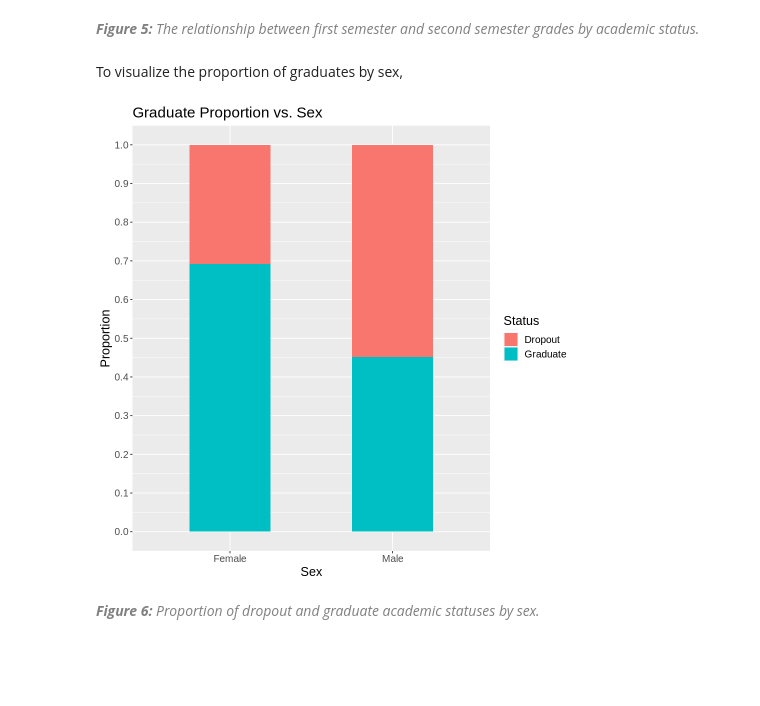
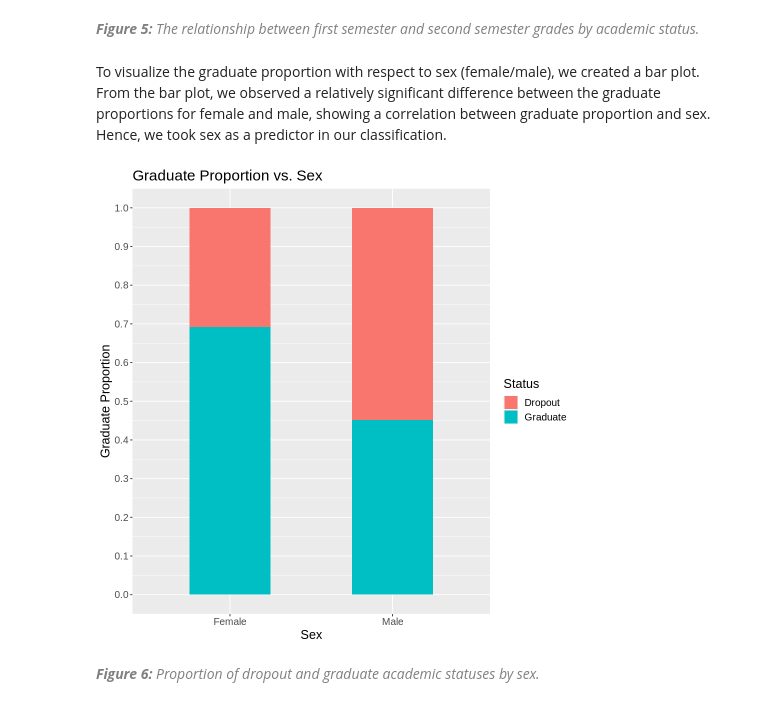
Before and after one commit to ekang27kc/dsci100-2023-T2-Group01-project, a Jupyter notebook: Project_Report.ipynb, the cells around one changed output. Cells and saved outputs as stored; diff of their text form; code cells hidden in the pictures; blank space fills up the shorter version.

```diff
--- a/Project_Report.ipynb
+++ b/Project_Report.ipynb
@@ -232,24 +240,25 @@ Warning message:
 # %% [markdown]
 _<span style="color:gray">**Figure 5:** The relationship between first semester and second semester grades by academic status. </span>_
 # %% [markdown]
-To visualize the proportion of graduates by sex,
+To visualize the graduate proportion with respect to sex (female/male), we created a bar plot. \
+From the bar plot, we observed a relatively significant difference between the graduate proportions for female and male, showing a correlation between graduate proportion and sex. Hence, we took sex as a predictor in our classification.
 # %%
 options(repr.plot.width = 8, repr.plot.height = 8)
 
 proportion_bar_plot <- data_train |>
    mutate(gender = factor(gender, levels = c("0", "1"), labels = c("Female", "Male"))) |>
    ggplot(aes(x = gender, fill = status)) +
    geom_bar(position = 'fill', width = 0.5) +
    xlab("Sex") +
-   ylab("Proportion") +
+   ylab("Graduate Proportion") +
    labs(fill = "Status") +
    ggtitle("Graduate Proportion vs. Sex") +
    scale_y_continuous(breaks = seq(0, 1, 0.1)) +
    theme(text = element_text(size = 15))
 
 proportion_bar_plot
 # %% [output]
-[figure, old version]
+[figure, new version]
 # %% [markdown]
 _<span style="color:gray">**Figure 6:** Proportion of dropout and graduate academic statuses by sex. </span>_
 # %% [markdown]
```
Also changed, not shown: parts of 12 cells of this notebook.
